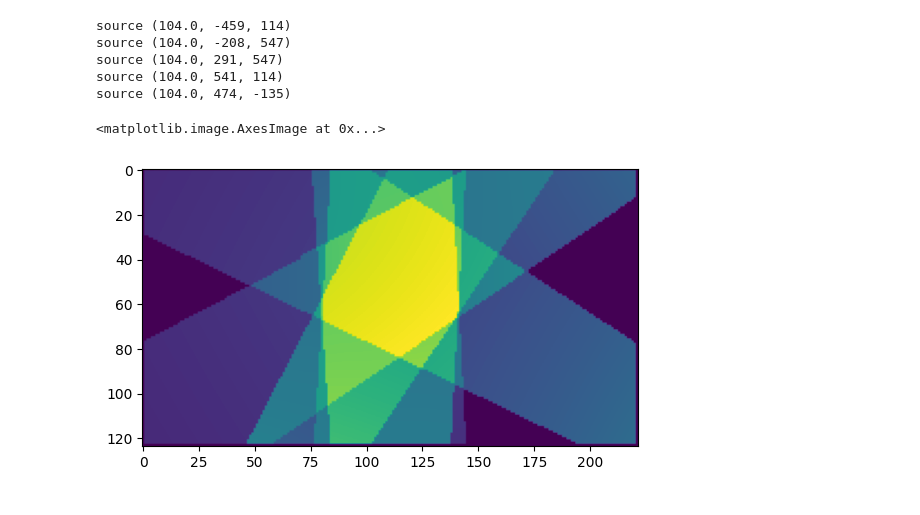
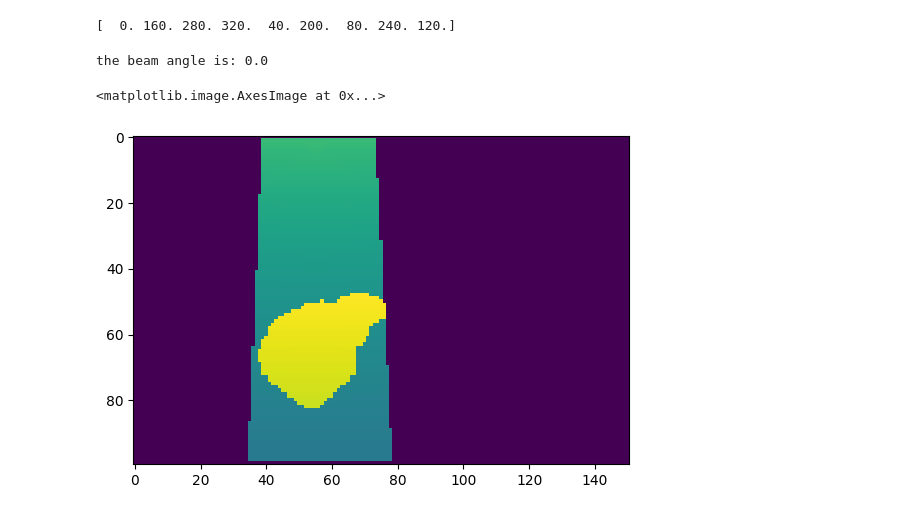
Before and after one commit to RiqiangGao/GDP-HMM_AAPMChallenge, a Jupyter notebook: GeometryCreation.ipynb, the cells around one changed output. Cells and saved outputs as stored; diff of their text form; code cells hidden in the pictures.

```diff
--- a/GeometryCreation.ipynb
+++ b/GeometryCreation.ipynb
@@ -176,13 +174,16 @@ print (data_dict['isocenter'])
-# %%
-all_plate = get_allbeam_plate(data_dict['PTV_Total'].copy(), [data_dict['isocenter'][0], data_dict['isocenter'][2], data_dict['isocenter'][1]], np.array([2,2,2]), [0, 60, 120, 180, 210], with_distance = True, dilat = 4)
-# %% [output]
-source (104.0, -459, 114)
-source (104.0, -208, 547)
-source (104.0, 291, 547)
-source (104.0, 541, 114)
-source (104.0, 474, -135)
-# %%
-plt.imshow(all_plate[104])
-# %% [output]
-<matplotlib.image.AxesImage at 0x...>
-[figure, removed]
+# %%
+print (data_dict['angle_list'])
+# %% [output]
+[  0. 160. 280. 320.  40. 200.  80. 240. 120.]
+# %%
+all_beam_plate = []
+
+beam_plate1 = get_per_beamplate(data_dict['PTV'].copy(), data_dict['isocenter'],
+                                 [2, 2.5, 2.5], data_dict['angle_list'][0], with_distance = True).astype('float')
+print ('the beam angle is:', data_dict['angle_list'][0])
+
+plt.imshow(beam_plate1[48] + data_dict['PTV'][48])
+# %% [output]
+the beam angle is: 0.0
+<matplotlib.image.AxesImage at 0x...>
+[figure, added]
```
Also changed, not shown: parts of 17 cells of this notebook, 4 other files.
